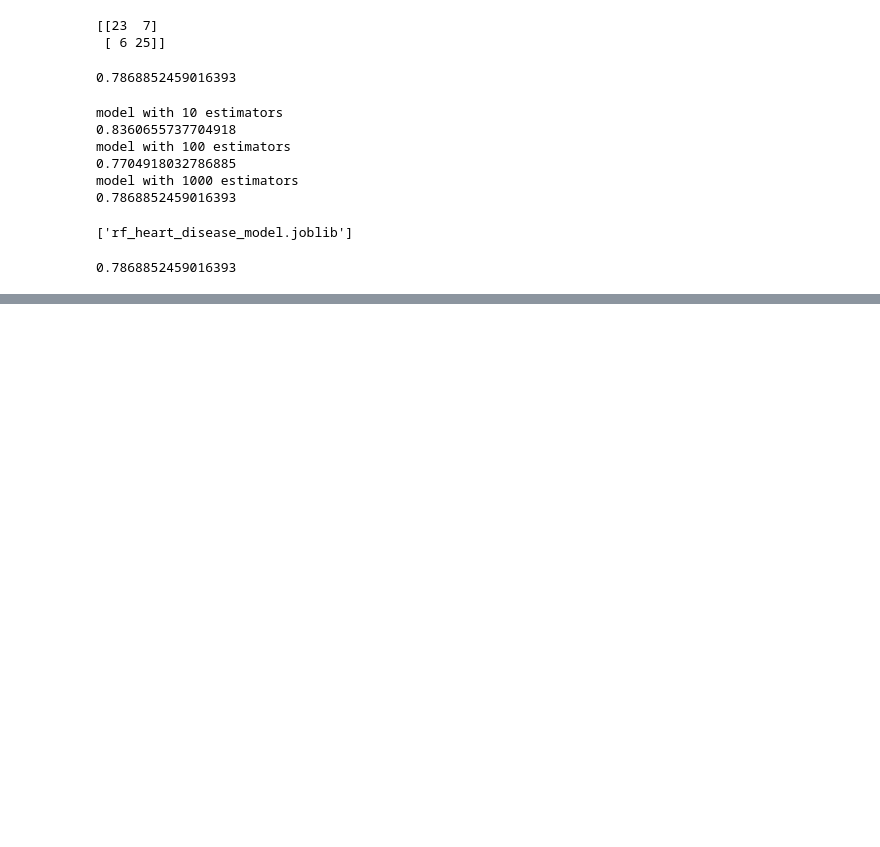
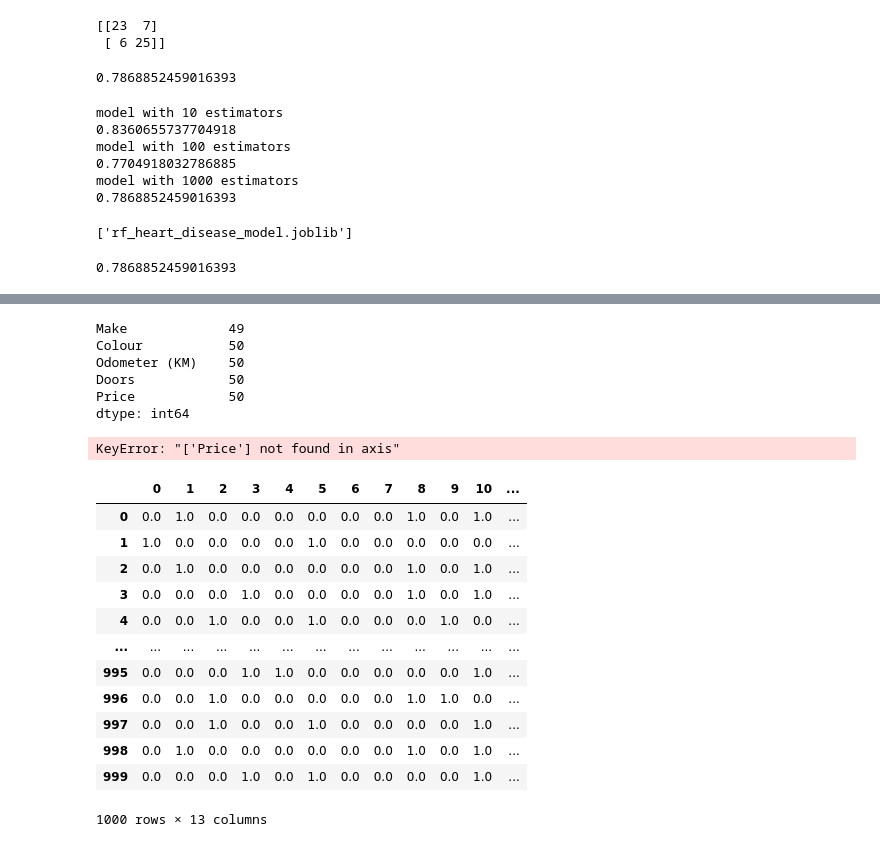
Before and after one commit to Fritz-Stevenson/Machine-Learning, a Jupyter notebook: Sci-Kit-Learn-Walkthrough.ipynb, the cells around one changed output, grey strips where cells are left out. Saved outputs shown, nothing was run; the diff lists cells and outputs as text; code cells hidden in the pictures; blank space fills up the shorter version.

```diff
--- a/Sci-Kit-Learn-Walkthrough.ipynb
+++ b/Sci-Kit-Learn-Walkthrough.ipynb
@@ -151,0 +237,4 @@ ld_model.score(xtest,ytest)
+# %%
+#import data with missing values (NaN)
+missing_data = pd.read_csv('car-sales-extended-missing-data.csv')
+missing_data.head()
@@ -151,0 +248,44 @@ ld_model.score(xtest,ytest)
+# %%
+missing_data.isna().sum()
+# %% [output]
+Make             49
+Colour           50
+Odometer (KM)    50
+Doors            50
+Price            50
+dtype: int64
+# %%
+# Load new x,y
+X = missing_data.drop('Price', axis=1)
+y = missing_data['Price']
+# %% [output]
+KeyError: "['Price'] not found in axis"
+# %%
+#retest the regression with the new data
+#Treating the categorical data -> Convert to numerical
+
+categorical_features = ['Make', 'Colour', 'Doors']
+''' We encode categorical data from doors because there is not a linear relationship.
+There is an intangible difference between 3, 4, and 5 doors on a car'''
+one_hot = OneHotEncoder()
+transformer = ColumnTransformer([('one_hot',
+                                 one_hot,
+                                 categorical_features)],
+                               remainder='passthrough')
+transformed_X = transformer.fit_transform(X)
+X_T = pd.DataFrame(data=transformed_X)
+X_T
+# %% [output]
+|  | 0 | 1 | 2 | 3 | 4 | 5 | 6 | 7 | 8 | 9 | 10 | ... |
+| 0 | 0.0 | 1.0 | 0.0 | 0.0 | 0.0 | 0.0 | 0.0 | 0.0 | 1.0 | 0.0 | 1.0 | ... |
+| 1 | 1.0 | 0.0 | 0.0 | 0.0 | 0.0 | 1.0 | 0.0 | 0.0 | 0.0 | 0.0 | 0.0 | ... |
+| 2 | 0.0 | 1.0 | 0.0 | 0.0 | 0.0 | 0.0 | 0.0 | 0.0 | 1.0 | 0.0 | 1.0 | ... |
+| 3 | 0.0 | 0.0 | 0.0 | 1.0 | 0.0 | 0.0 | 0.0 | 0.0 | 1.0 | 0.0 | 1.0 | ... |
+| 4 | 0.0 | 0.0 | 1.0 | 0.0 | 0.0 | 1.0 | 0.0 | 0.0 | 0.0 | 1.0 | 0.0 | ... |
+| ... | ... | ... | ... | ... | ... | ... | ... | ... | ... | ... | ... | ... |
+| 995 | 0.0 | 0.0 | 0.0 | 1.0 | 1.0 | 0.0 | 0.0 | 0.0 | 0.0 | 0.0 | 1.0 | ... |
+| 996 | 0.0 | 0.0 | 1.0 | 0.0 | 0.0 | 0.0 | 0.0 | 0.0 | 1.0 | 1.0 | 0.0 | ... |
+| 997 | 0.0 | 0.0 | 1.0 | 0.0 | 0.0 | 1.0 | 0.0 | 0.0 | 0.0 | 0.0 | 1.0 | ... |
+| 998 | 0.0 | 1.0 | 0.0 | 0.0 | 0.0 | 0.0 | 0.0 | 0.0 | 1.0 | 0.0 | 1.0 | ... |
+| 999 | 0.0 | 0.0 | 0.0 | 1.0 | 0.0 | 1.0 | 0.0 | 0.0 | 0.0 | 0.0 | 1.0 | ... |
+1000 rows × 13 columns
```
Also changed, not shown: parts of 15 cells of this notebook.
